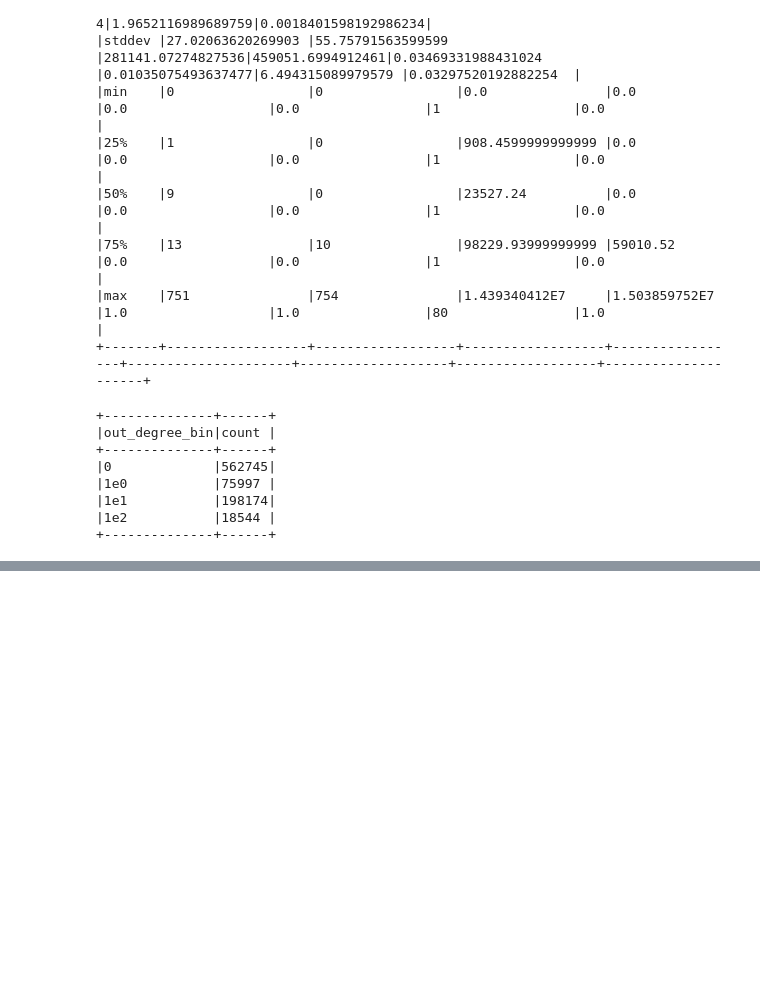
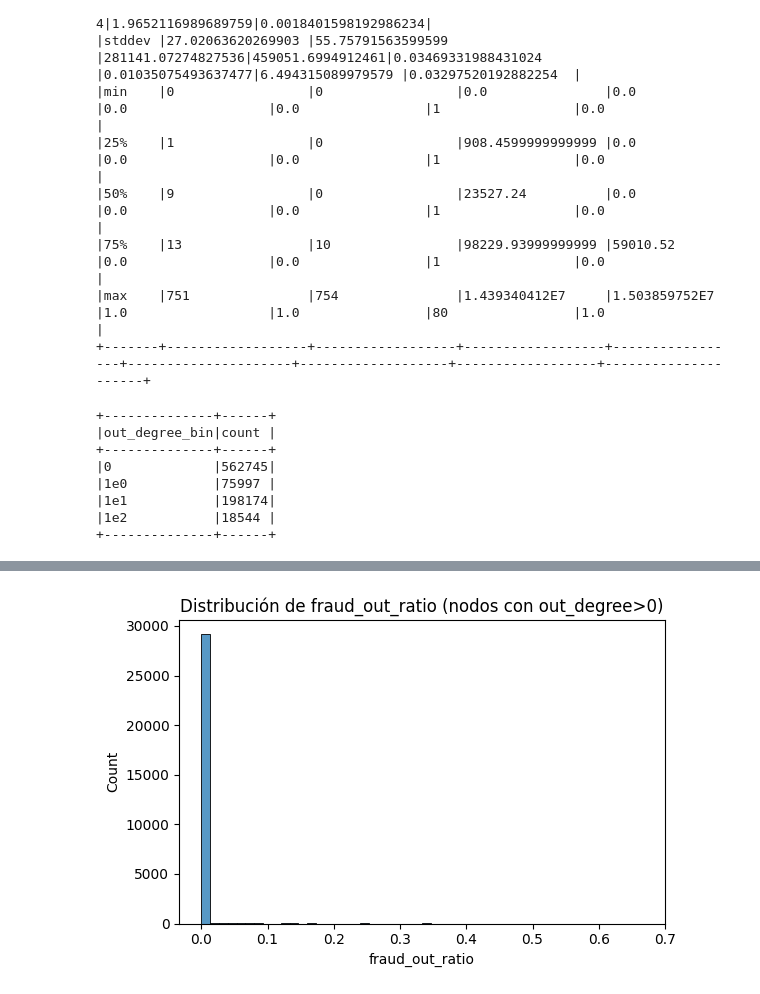
Before and after one commit to IngElecPuc/KaggleChallenges, a Jupyter notebook: Anti Money Laundering Transaction Data/EDA Topológico.ipynb, the cells around one changed output, grey strips where cells are left out. Saved outputs shown, nothing was run; the diff lists cells and outputs as text; code cells hidden in the pictures; blank space fills up the shorter version.

```diff
--- a/Anti Money Laundering Transaction Data/EDA Topológico.ipynb
+++ b/Anti Money Laundering Transaction Data/EDA Topológico.ipynb
@@ -425,0 +447,12 @@ sample_pd.describe(percentiles=[0.25, 0.5, 0.75]).T  # se ve muy legible en Jupy
+# %%
+plt.figure(figsize=(6,4))
+sns.histplot(
+    data=sample_pd[sample_pd["out_degree"] > 0],
+    x="fraud_out_ratio",
+    bins=50
+)
+plt.title("Distribución de fraud_out_ratio (nodos con out_degree>0)")
+plt.tight_layout()
+plt.show()
+# %% [output]
+[figure, added]
```
Also changed, not shown: parts of 8 cells of this notebook.
